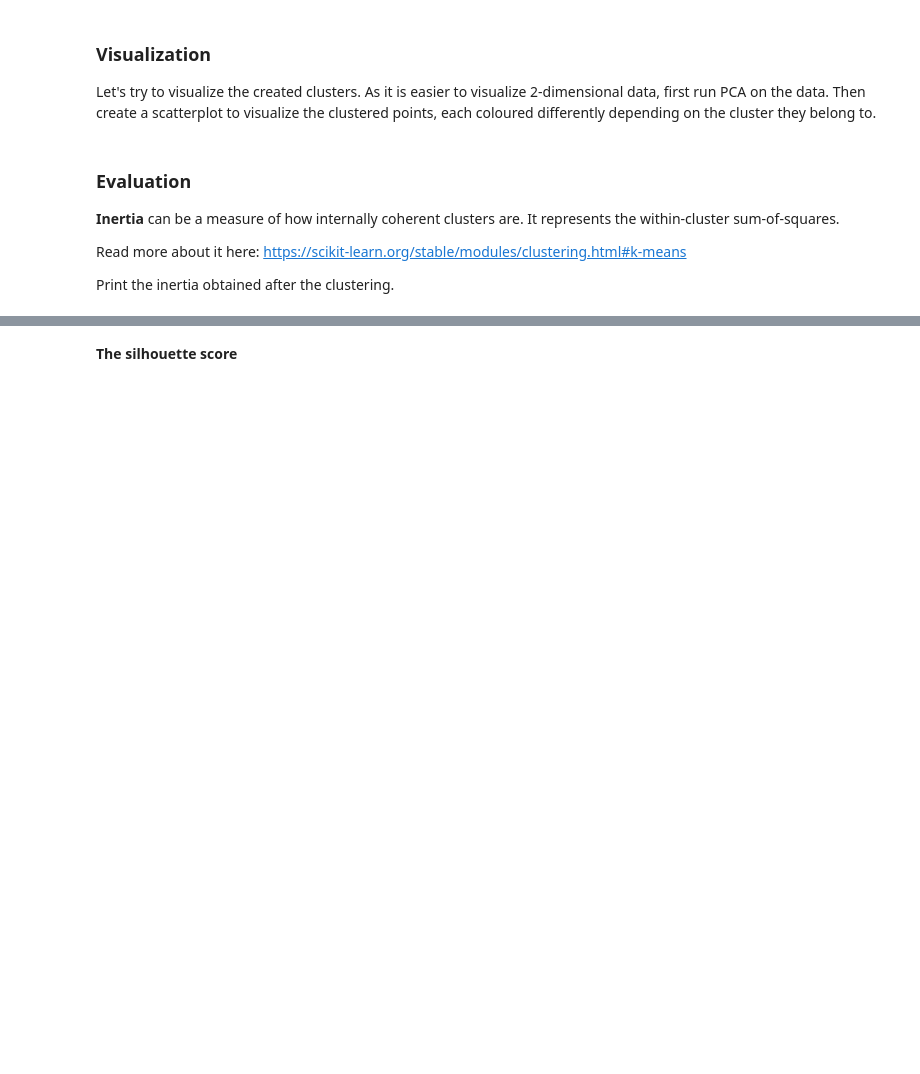
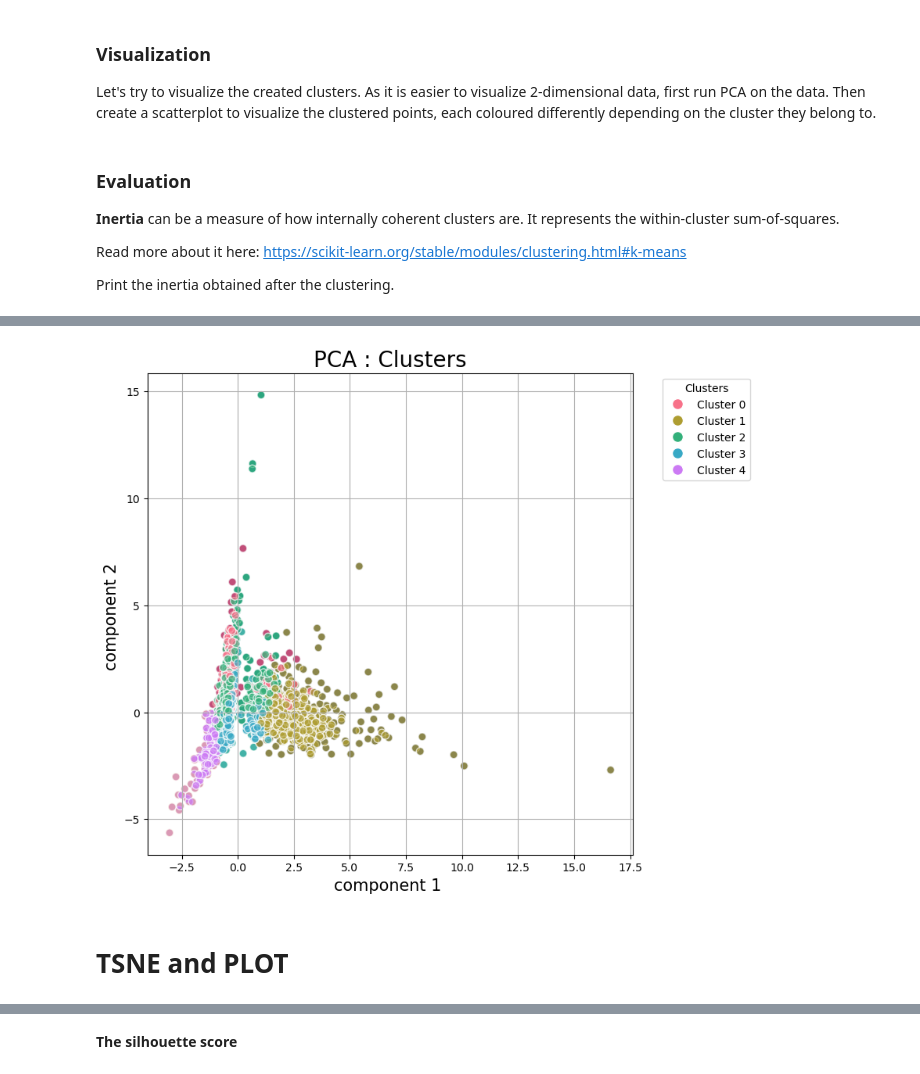
Before and after one commit to Lisiane-von-ahn/Clustering, a Jupyter notebook: notebook/Clustering.ipynb, the cells around one changed output, grey strips where cells are left out. Saved outputs shown, nothing was run; the diff lists cells and outputs as text; code cells hidden in the pictures; blank space fills up the shorter version.

```diff
--- a/notebook/Clustering.ipynb
+++ b/notebook/Clustering.ipynb
@@ -219,2 +235,8 @@ Start by peforming a clustering of the data in *df_norm* into 5 clusters.
+# %%
+df_norm= df_norm.sample(frac=0.1)
+# %%
+# Perform KMeans clustering
+nb_clusters= 5
+kmeans = KMeans(n_clusters=nb_clusters, random_state=42).fit(df_norm)
 # %% [markdown]
 Print the centroids obtained
@@ -243,0 +280,9 @@ Print the inertia obtained after the clustering.
+# %%
+# Create a DataFrame with PCA results and cluster labels
+# Run PCA to reduce the data to 2 dimensions
+from sklearn.decomposition import PCA
+
+reduced_data = PCA(n_components=2).fit_transform(df_norm)
+principalDF = pd.DataFrame(data=reduced_data, columns= ['pc 1','pc 2'])
+principalDF['cluster label'] = kmeans.labels_
+principalDF
@@ -243,0 +303,34 @@ Print the inertia obtained after the clustering.
+# %%
+def scatter_plot1(principalDF, title):
+    fig = plt.figure(figsize=(8,8))
+    ax = fig.add_subplot(1,1,1)
+    ax.set_xlabel('component 1 ',fontsize = 15)
+    ax.set_ylabel('component 2 ',fontsize = 15)
+    ax.set_title(title, fontsize = 20)
+
+    ax.scatter(principalDF.iloc[:,0], principalDF.iloc[:,1],c = principalDF.iloc[:,2])
+    ax.grid()
+
+    # Créer une palette de couleurs basée sur le nombre de clusters
+    num_clusters = principalDF['cluster label'].nunique()
+    custom_palette = sns.color_palette("husl", n_colors=num_clusters)
+
+    # Mapper les couleurs aux labels des clusters
+    cluster_labels = principalDF['cluster label'].astype(int)
+    scatter_colors = [custom_palette[label] for label in cluster_labels]
+
+    # Tracer les points avec les couleurs des clusters
+    ax.scatter(principalDF['pc 1'], principalDF['pc 2'], c=scatter_colors, s=50, alpha=0.7, edgecolors='w')
+
+    # Ajouter une légende
+    handles = [plt.Line2D([0], [0], marker='o', color='w', markerfacecolor=custom_palette[i], markersize=10, label=f'Cluster {i}') for i in range(num_clusters)]
+    ax.legend(handles=handles, title='Clusters', bbox_to_anchor=(1.05, 1), loc='upper left')
+
+    ax.grid(True)
+    plt.show()
+# %%
+scatter_plot1(principalDF, 'PCA : Clusters')
+# %% [output]
+[figure, added]
+# %% [markdown]
+# TSNE and PLOT
```
Also changed, not shown: parts of 40 cells of this notebook.
